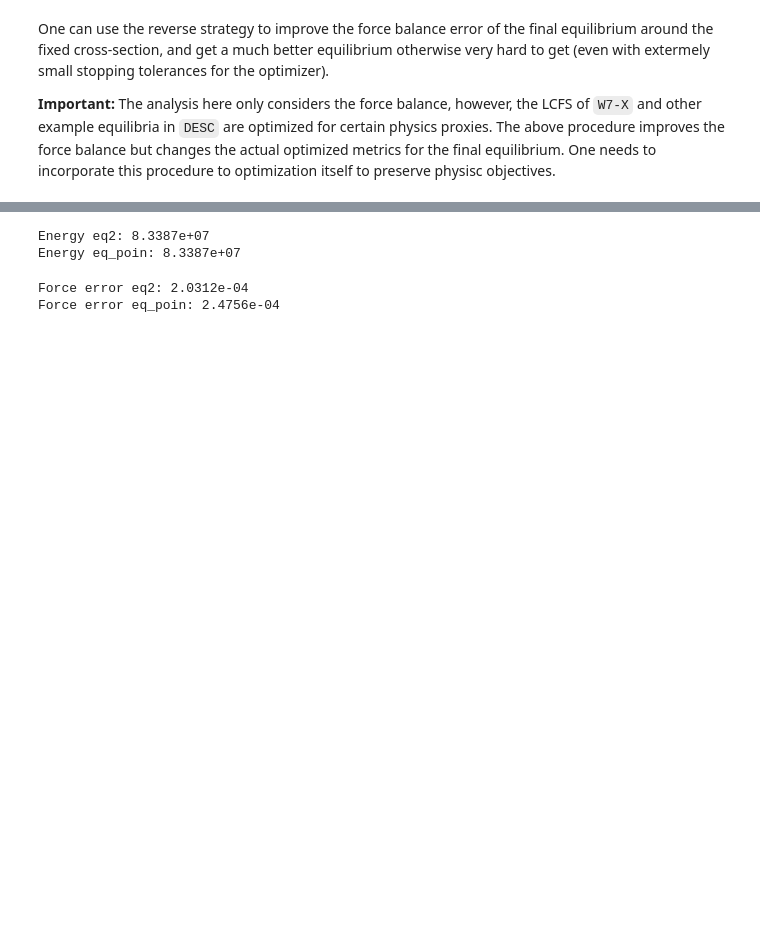
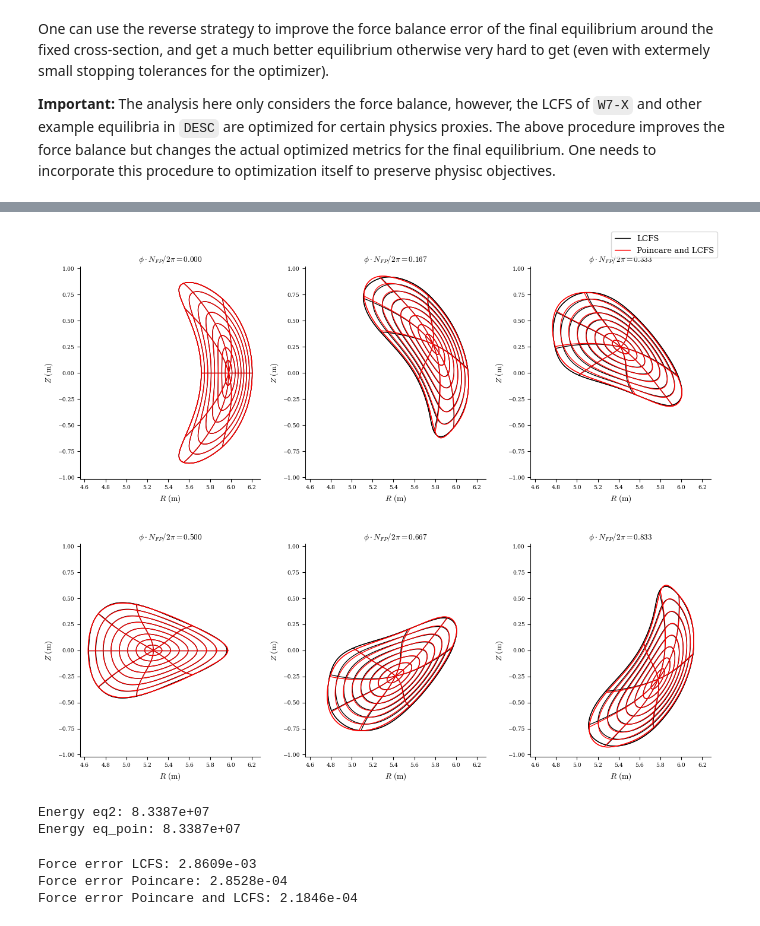
Before and after one commit to YigitElma/DEBUG-DESC, a Jupyter notebook: Poincare/poincare_boundary_condition.ipynb, the cells around one changed output, grey strips where cells are left out. Drawn from its saved outputs; the diff is of its cells as text; code cells hidden in the pictures; blank space fills up the shorter version.

```diff
--- a/Poincare/poincare_boundary_condition.ipynb
+++ b/Poincare/poincare_boundary_condition.ipynb
@@ -343,3 +324,7 @@ plot_section(eq2, "|F|_normalized", log=True, levels=levels, phi=3);
+# %%
+plot_comparison(eqs=[eq0, eq2], labels=["LCFS", "Poincare and LCFS"], color=["k", "r"]);
+# %% [output]
+[figure, added]
 # %%
 f1 = eq2.compute("W")["W"]
 f2 = eq.compute("W")["W"]
@@ -350,15 +335,21 @@ Energy eq2: 8.3387e+07
 Energy eq_poin: 8.3387e+07
 # %%
 f1 = (
-    eq2.compute("<|F|>_vol")["<|F|>_vol"]
-    / eq2.compute("<|grad(|B|^2)|/2mu0>_vol")["<|grad(|B|^2)|/2mu0>_vol"]
+    eq0.compute("<|F|>_vol")["<|F|>_vol"]
+    / eq0.compute("<|grad(|B|^2)|/2mu0>_vol")["<|grad(|B|^2)|/2mu0>_vol"]
 )
 f2 = (
     eq.compute("<|F|>_vol")["<|F|>_vol"]
     / eq.compute("<|grad(|B|^2)|/2mu0>_vol")["<|grad(|B|^2)|/2mu0>_vol"]
 )
-print(f"Force error eq2: {f1:.4e}")
-print(f"Force error eq_poin: {f2:.4e}")
+f3 = (
+    eq2.compute("<|F|>_vol")["<|F|>_vol"]
+    / eq2.compute("<|grad(|B|^2)|/2mu0>_vol")["<|grad(|B|^2)|/2mu0>_vol"]
+)
+print(f"Force error LCFS: {f1:.4e}")
+print(f"Force error Poincare: {f2:.4e}")
+print(f"Force error Poincare and LCFS: {f3:.4e}")
 # %% [output]
-Force error eq2: 2.0312e-04
-Force error eq_poin: 2.4756e-04
+Force error LCFS: 2.8609e-03
+Force error Poincare: 2.8528e-04
+Force error Poincare and LCFS: 2.1846e-04
```
Also changed, not shown: parts of 10 cells of this notebook, 25 other files.
